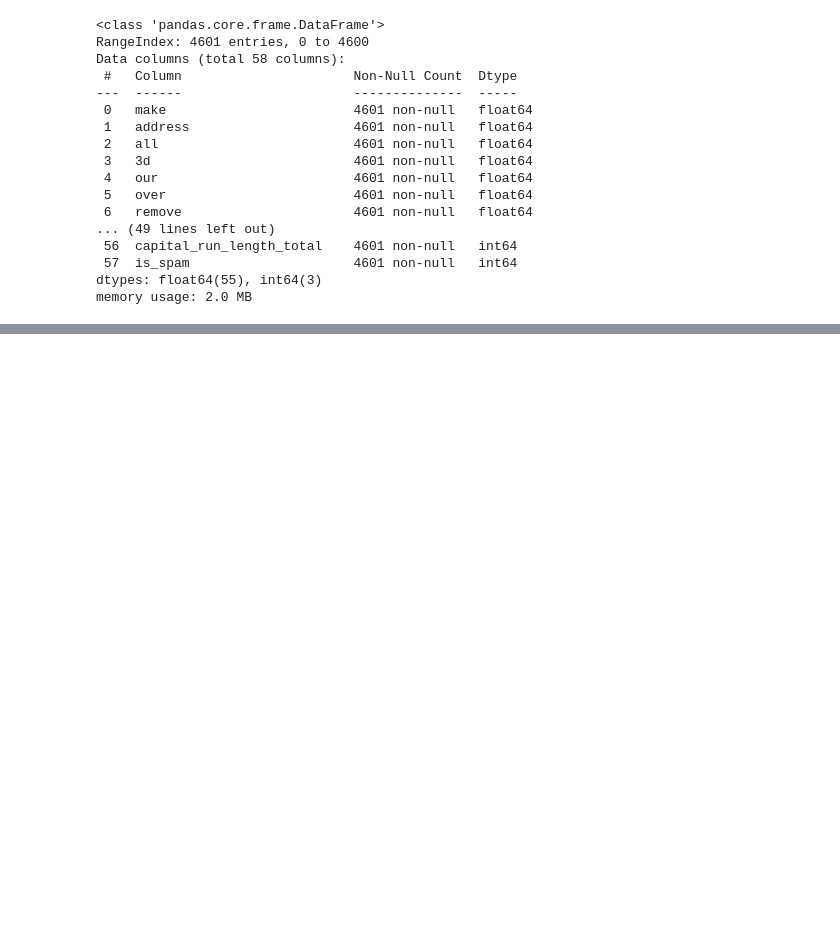
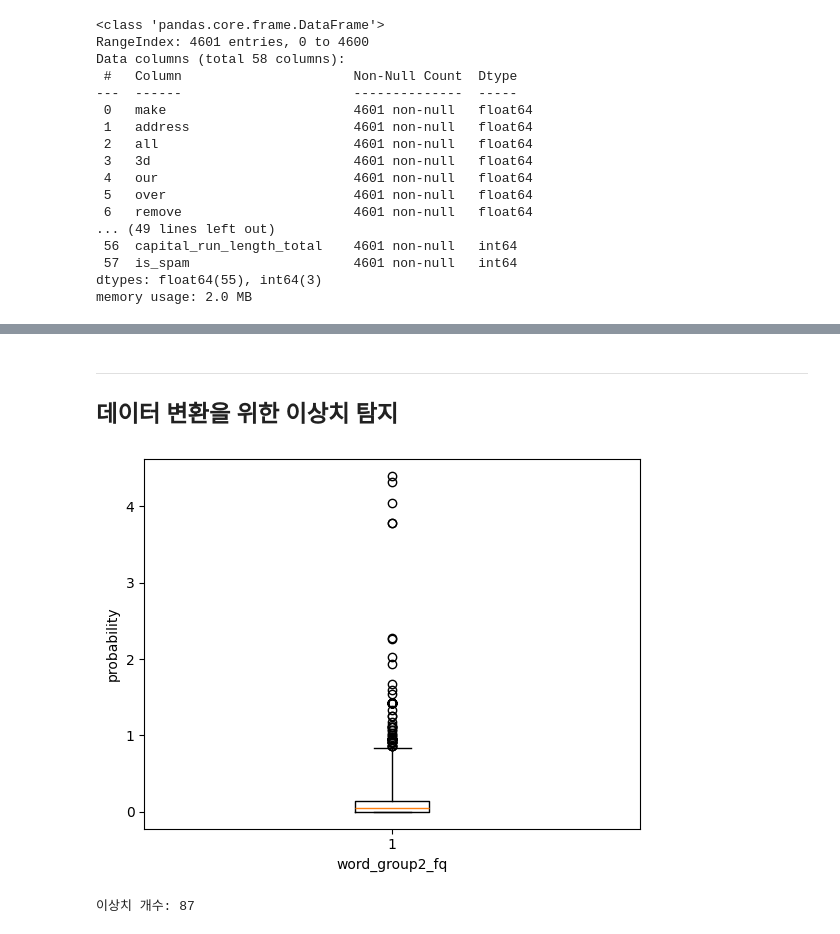
Before and after one commit to encore-SKN11/EDA-7Team, a Jupyter notebook: spam_email.ipynb, the cells around one changed output, grey strips where cells are left out. Cells and saved outputs as stored; diff of their text form; code cells hidden in the pictures; blank space fills up the shorter version.

```diff
--- a/spam_email.ipynb
+++ b/spam_email.ipynb
@@ -263,0 +210,23 @@ plt.show()
+# %% [markdown]
+---
+## 데이터 변환을 위한 이상치 탐지
+# %%
+
+plt.boxplot(new_spam["word_group2_fq"],whis=5)
+plt.xlabel('word_group2_fq')
+plt.ylabel('probability')
+plt.show()
+# %% [output]
+[figure, added]
+# %%
+Q1 = np.percentile(new_spam["word_group2_fq"], 25)  # 1사분위수
+Q3 = np.percentile(new_spam["word_group2_fq"], 75)  # 3사분위수
+IQR = Q3 - Q1
+
+lower_bound = Q1 - 5 * IQR
+upper_bound = Q3 + 5 * IQR
+
+outliers_2 = new_spam["word_group2_fq"][(new_spam["word_group2_fq"] < lower_bound) | (new_spam["word_group2_fq"] > upper_bound)]
+print(f"이상치 개수: {len(outliers_2)}")
+# %% [output]
+이상치 개수: 87
```
Also changed, not shown: parts of 43 cells of this notebook, 11 other files.
